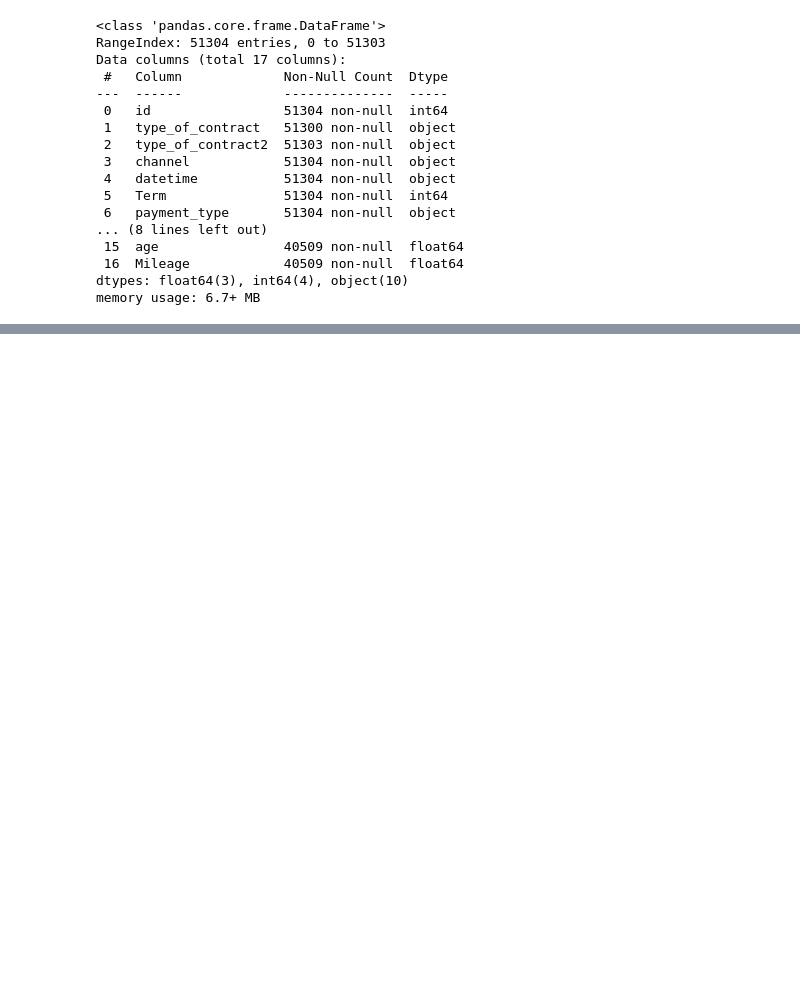
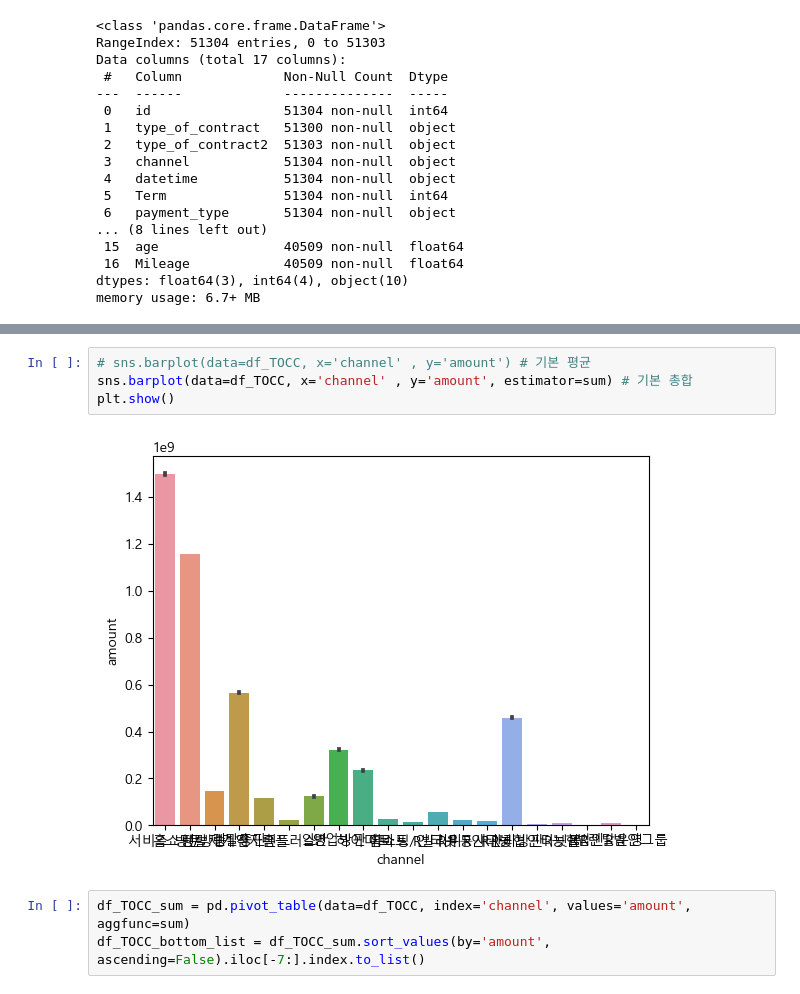
Before and after one commit to estskyway/study_data_analytics, a Jupyter notebook: codes/visuallizations/UsingCharts_TypeOfContract.ipynb, the cells around one changed output, grey strips where cells are left out. Cells and saved outputs as stored; diff of their text form; blank space fills up the shorter version.

```diff
--- a/codes/visuallizations/UsingCharts_TypeOfContract.ipynb
+++ b/codes/visuallizations/UsingCharts_TypeOfContract.ipynb
@@ -162,0 +186,9 @@ memory usage: 6.7+ MB
+# %%
+# sns.barplot(data=df_TOCC, x='channel' , y='amount') # 기본 평균
+sns.barplot(data=df_TOCC, x='channel' , y='amount', estimator=sum) # 기본 총합
+plt.show()
+# %% [output]
+[figure, added]
+# %%
+df_TOCC_sum = pd.pivot_table(data=df_TOCC, index='channel', values='amount', aggfunc=sum)
+df_TOCC_bottom_list = df_TOCC_sum.sort_values(by='amount', ascending=False).iloc[-7:].index.to_list()
```
Also changed, not shown: parts of 8 cells of this notebook, 1 other file.
